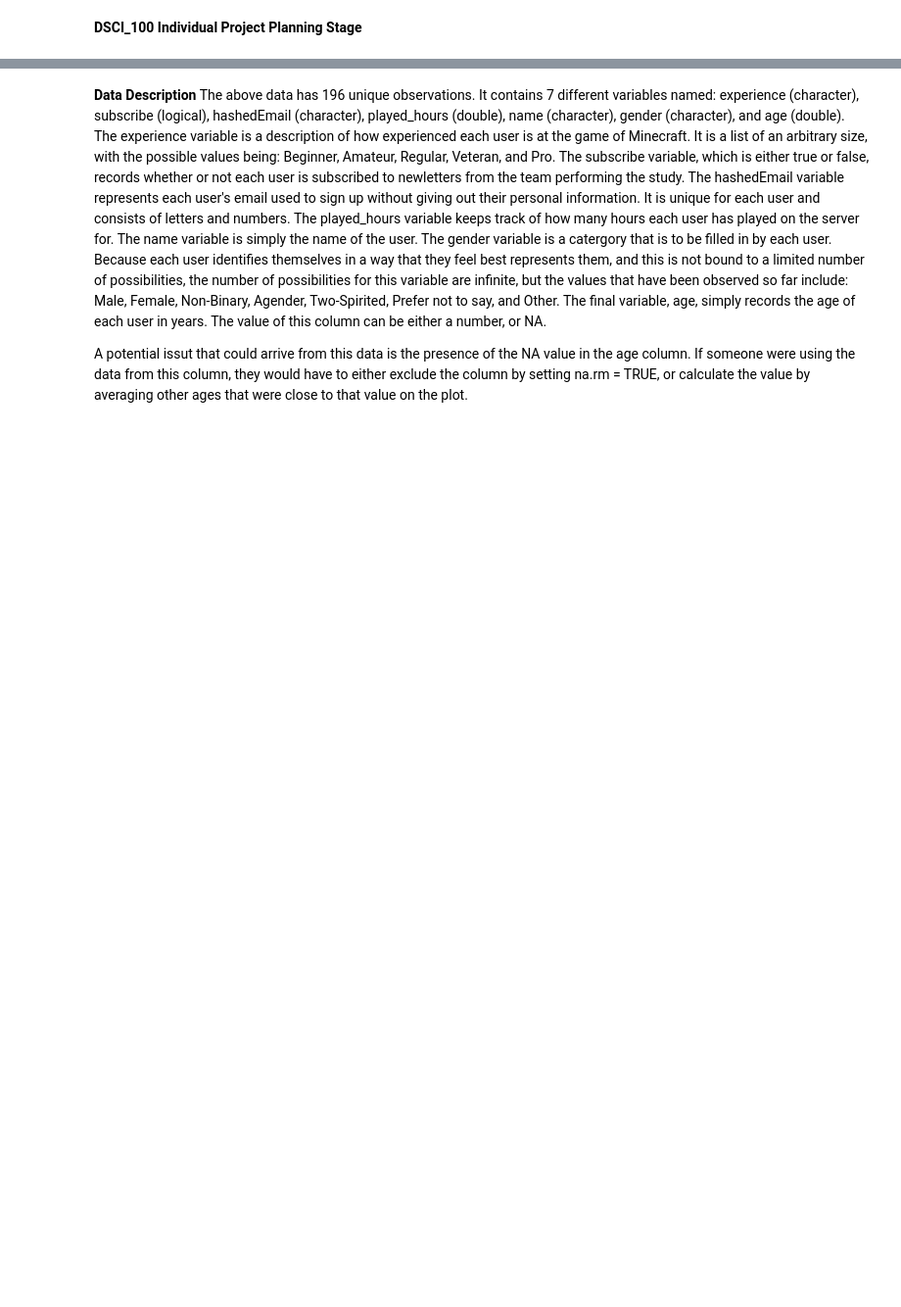
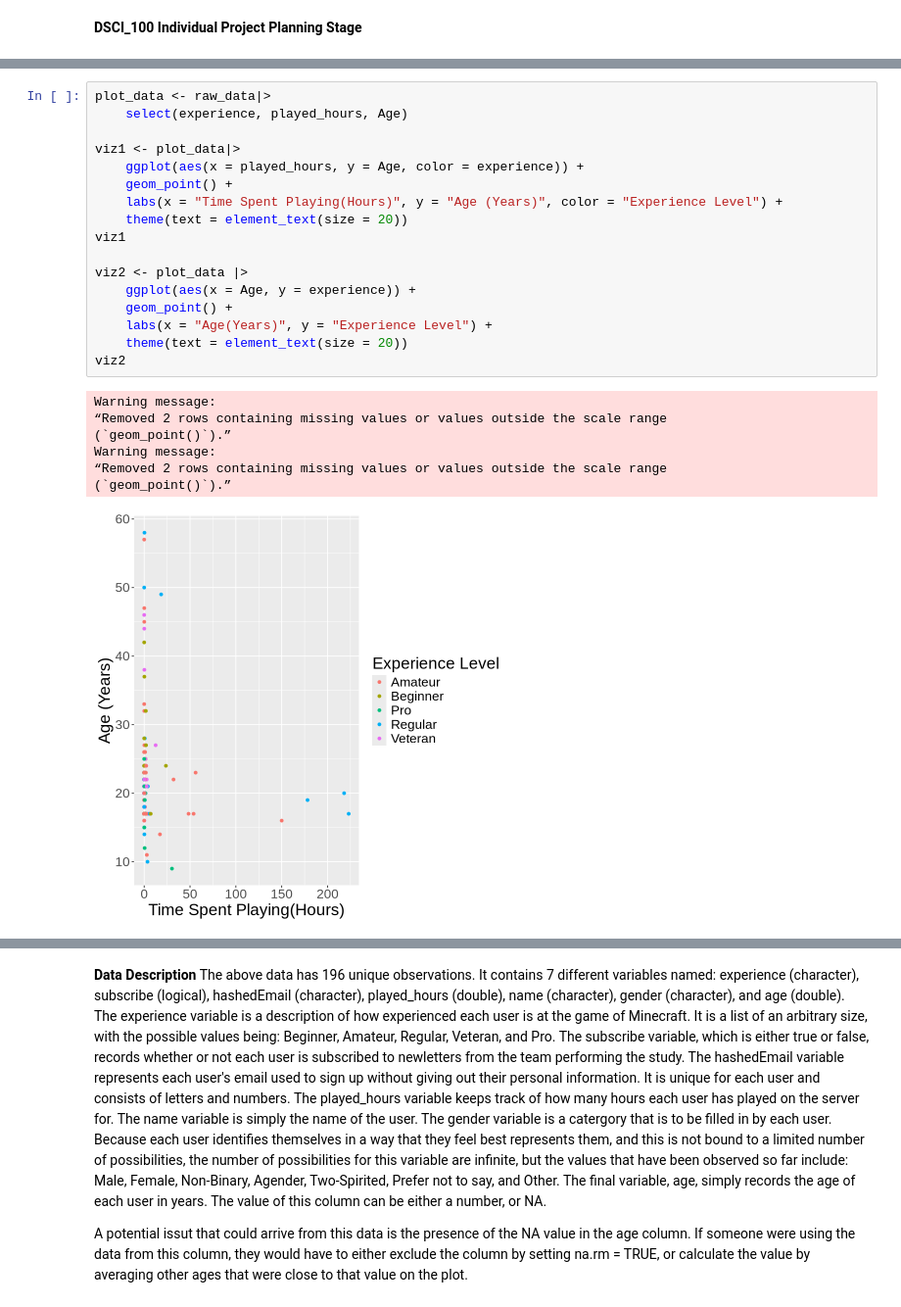
Before and after one commit to GSinghData/individual_project_planning_stage_gunhvir, a Jupyter notebook: ipps_gunhvir_group3.ipynb, the cells around one changed output, grey strips where cells are left out. Shown: that part at 98% size. Drawn from its saved outputs; the diff is of its cells as text; blank space fills up the shorter version.

```diff
--- a/ipps_gunhvir_group3.ipynb
+++ b/ipps_gunhvir_group3.ipynb
@@ -45,0 +77,25 @@ A tibble: 196 × 6
+# %%
+plot_data <- raw_data|>
+    select(experience, played_hours, Age)
+
+viz1 <- plot_data|>
+    ggplot(aes(x = played_hours, y = Age, color = experience)) +
+    geom_point() +
+    labs(x = "Time Spent Playing(Hours)", y = "Age (Years)", color = "Experience Level") +
+    theme(text = element_text(size = 20))
+viz1
+
+viz2 <- plot_data |>
+    ggplot(aes(x = Age, y = experience)) +
+    geom_point() +
+    labs(x = "Age(Years)", y = "Experience Level") +
+    theme(text = element_text(size = 20))
+viz2
+# %% [output]
+Warning message:
+“Removed 2 rows containing missing values or values outside the scale range
+(`geom_point()`).”
+Warning message:
+“Removed 2 rows containing missing values or values outside the scale range
+(`geom_point()`).”
+[figure, added]
```
Also changed, not shown: parts of 6 cells of this notebook.
